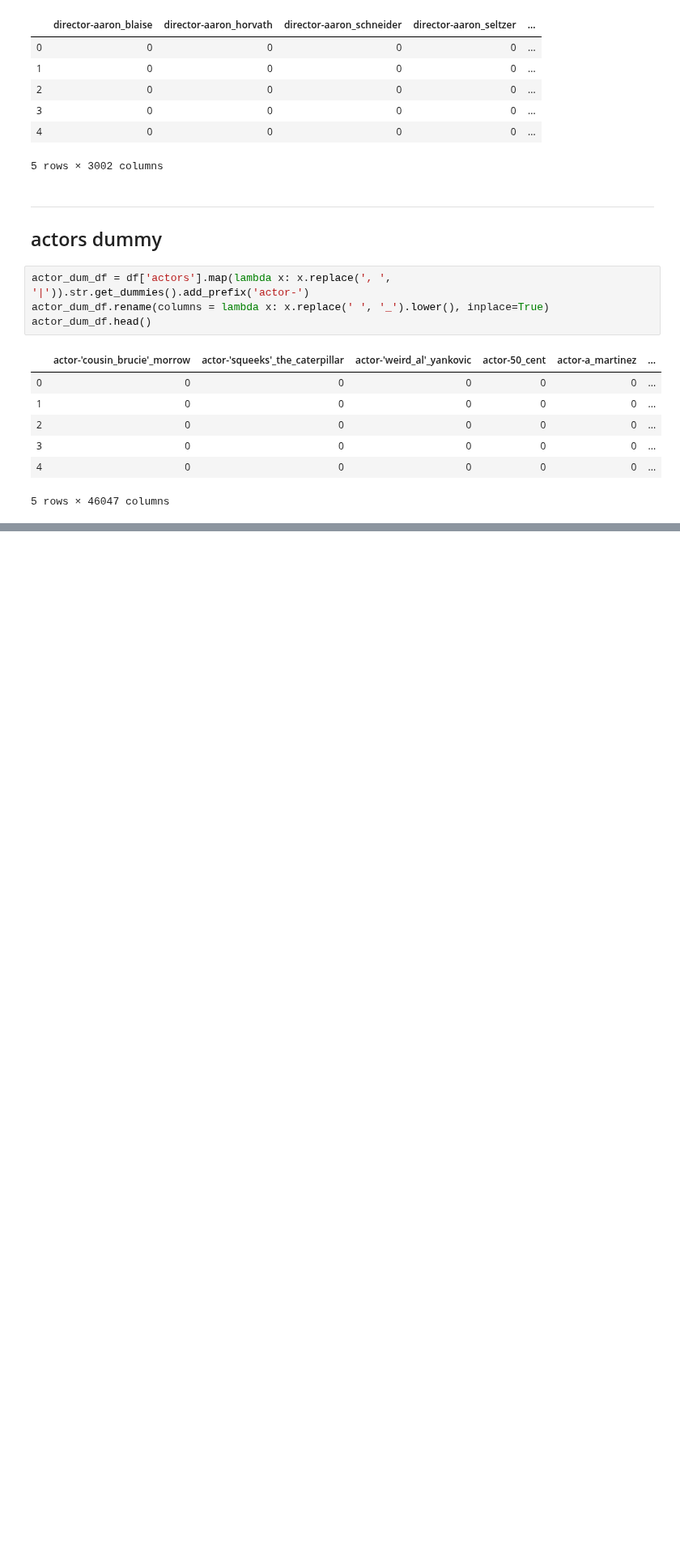
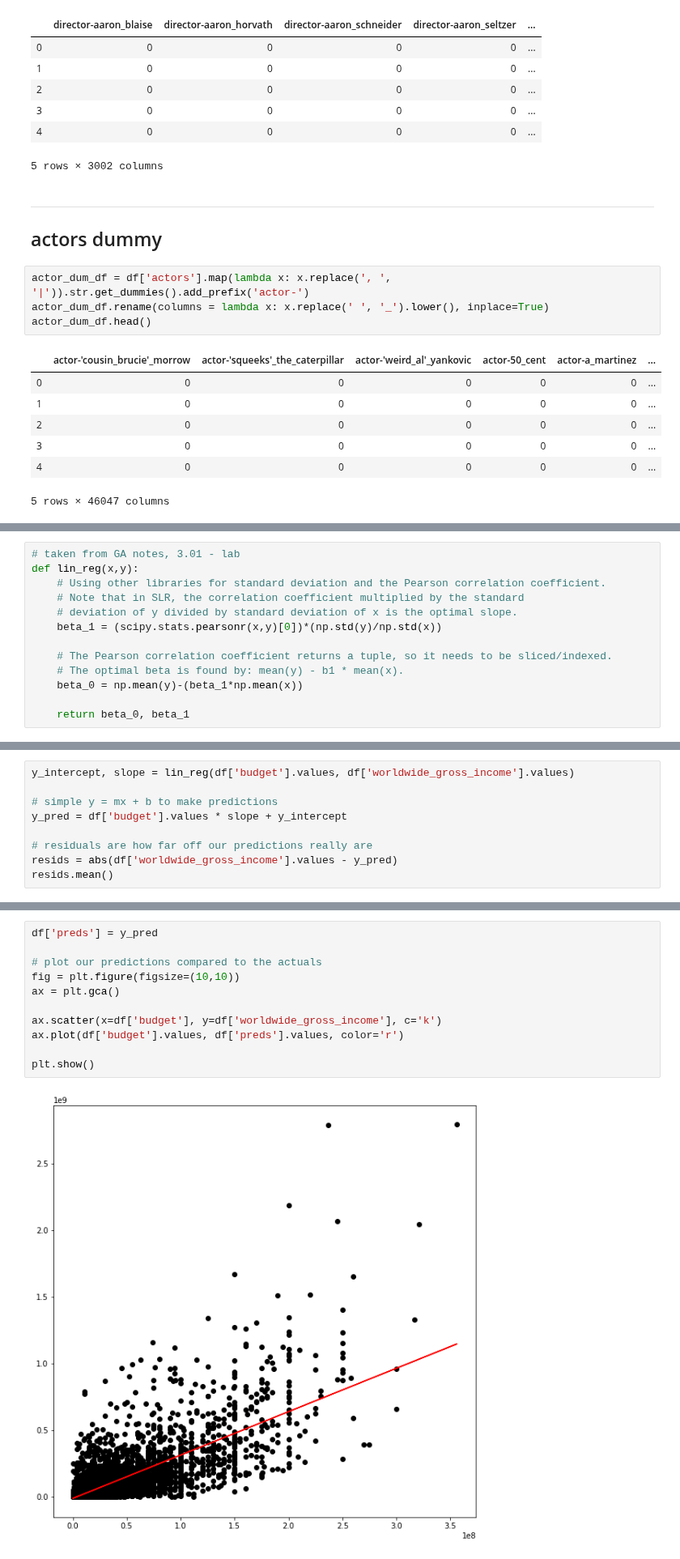
Before and after one commit to CreightonAshton/Scratchwork, a Jupyter notebook: Code/Movies/02-EDA.ipynb, the cells around one changed output, grey strips where cells are left out. Shown at 81% size. Saved outputs shown, nothing was run; the diff lists cells and outputs as text; blank space fills up the shorter version.

```diff
--- a/Code/Movies/02-EDA.ipynb
+++ b/Code/Movies/02-EDA.ipynb
@@ -255,0 +290,13 @@ df.head()
+# %%
+# taken from GA notes, 3.01 - lab
+def lin_reg(x,y):
+    # Using other libraries for standard deviation and the Pearson correlation coefficient.
+    # Note that in SLR, the correlation coefficient multiplied by the standard
+    # deviation of y divided by standard deviation of x is the optimal slope.
+    beta_1 = (scipy.stats.pearsonr(x,y)[0])*(np.std(y)/np.std(x))
+
+    # The Pearson correlation coefficient returns a tuple, so it needs to be sliced/indexed.
+    # The optimal beta is found by: mean(y) - b1 * mean(x).
+    beta_0 = np.mean(y)-(beta_1*np.mean(x))
+
+    return beta_0, beta_1
@@ -255,0 +311,9 @@ df.head()
+# %%
+y_intercept, slope = lin_reg(df['budget'].values, df['worldwide_gross_income'].values)
+
+# simple y = mx + b to make predictions
+y_pred = df['budget'].values * slope + y_intercept
+
+# residuals are how far off our predictions really are
+resids = abs(df['worldwide_gross_income'].values - y_pred)
+resids.mean()
@@ -255,0 +324,13 @@ df.head()
+# %%
+df['preds'] = y_pred
+
+# plot our predictions compared to the actuals
+fig = plt.figure(figsize=(10,10))
+ax = plt.gca()
+
+ax.scatter(x=df['budget'], y=df['worldwide_gross_income'], c='k')
+ax.plot(df['budget'].values, df['preds'].values, color='r')
+
+plt.show()
+# %% [output]
+[figure, added]
```
Also changed, not shown: parts of 19 cells of this notebook.
